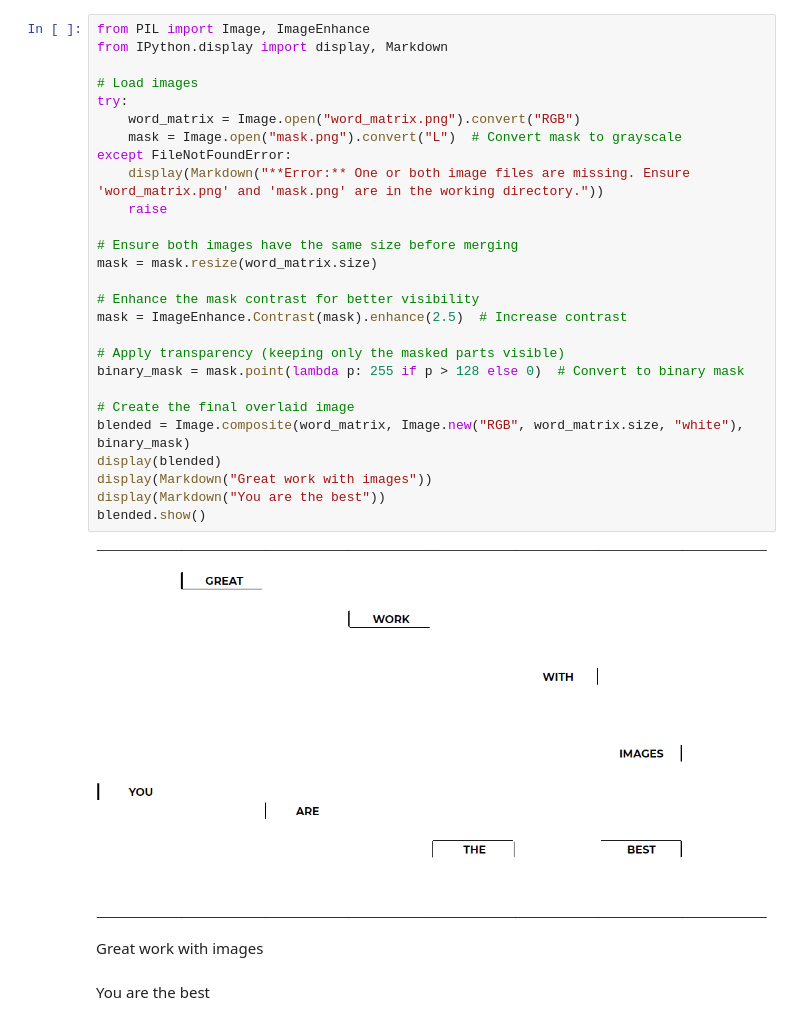
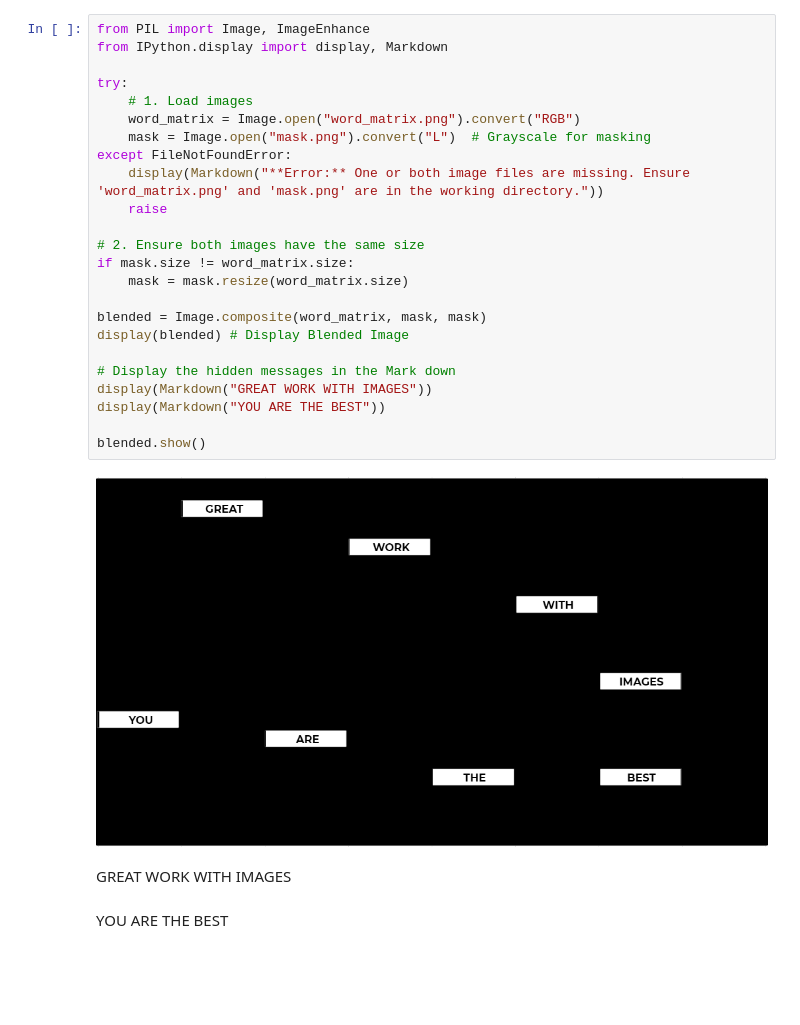
Before and after one commit to ejagojo/in_class3_st, a Jupyter notebook: main.ipynb, the cells around one changed output. Drawn from its saved outputs; the diff is of its cells as text; blank space fills up the shorter version.

```diff
--- a/main.ipynb
+++ b/main.ipynb
@@ -1,31 +1,28 @@
 # %%
 from PIL import Image, ImageEnhance
 from IPython.display import display, Markdown
 
-# Load images
 try:
+    # 1. Load images
     word_matrix = Image.open("word_matrix.png").convert("RGB")
-    mask = Image.open("mask.png").convert("L")  # Convert mask to grayscale
+    mask = Image.open("mask.png").convert("L")  # Grayscale for masking
 except FileNotFoundError:
     display(Markdown("**Error:** One or both image files are missing. Ensure 'word_matrix.png' and 'mask.png' are in the working directory."))
     raise
 
-# Ensure both images have the same size before merging
-mask = mask.resize(word_matrix.size)
+# 2. Ensure both images have the same size
+if mask.size != word_matrix.size:
+    mask = mask.resize(word_matrix.size)
 
-# Enhance the mask contrast for better visibility
-mask = ImageEnhance.Contrast(mask).enhance(2.5)  # Increase contrast
+blended = Image.composite(word_matrix, mask, mask)
+display(blended) # Display Blended Image
 
-# Apply transparency (keeping only the masked parts visible)
-binary_mask = mask.point(lambda p: 255 if p > 128 else 0)  # Convert to binary mask
+# Display the hidden messages in the Mark down
+display(Markdown("GREAT WORK WITH IMAGES"))
+display(Markdown("YOU ARE THE BEST"))
 
-# Create the final overlaid image
-blended = Image.composite(word_matrix, Image.new("RGB", word_matrix.size, "white"), binary_mask)
-display(blended)
-display(Markdown("Great work with images"))
-display(Markdown("You are the best"))
 blended.show()
 # %% [output]
-[figure, old version]
+[figure, new version]
-Great work with images
+GREAT WORK WITH IMAGES
-You are the best
+YOU ARE THE BEST
```
